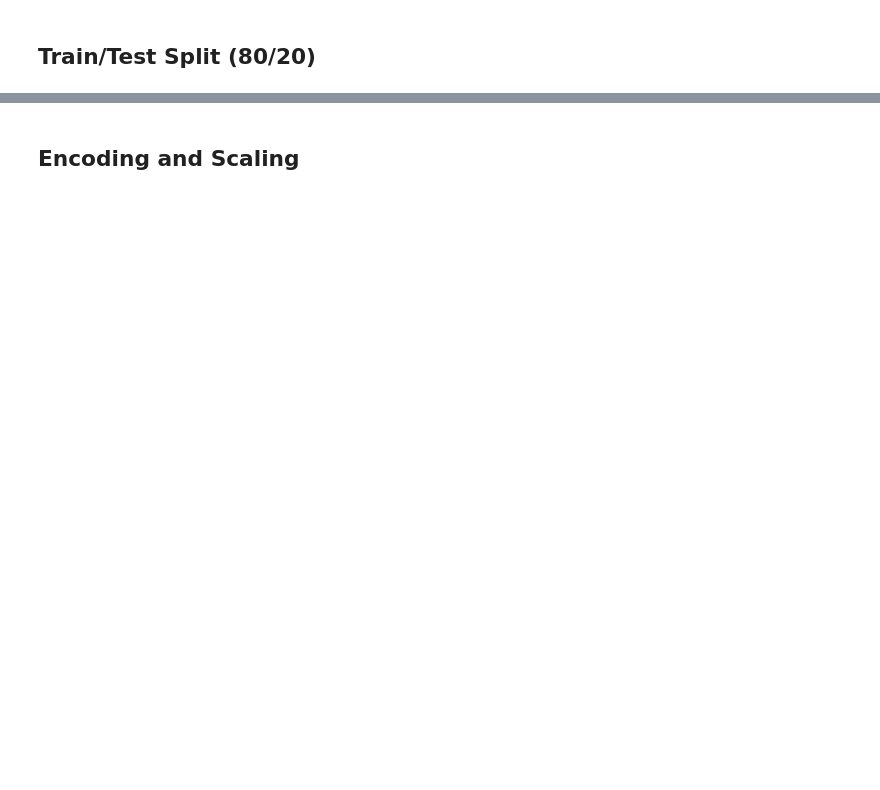
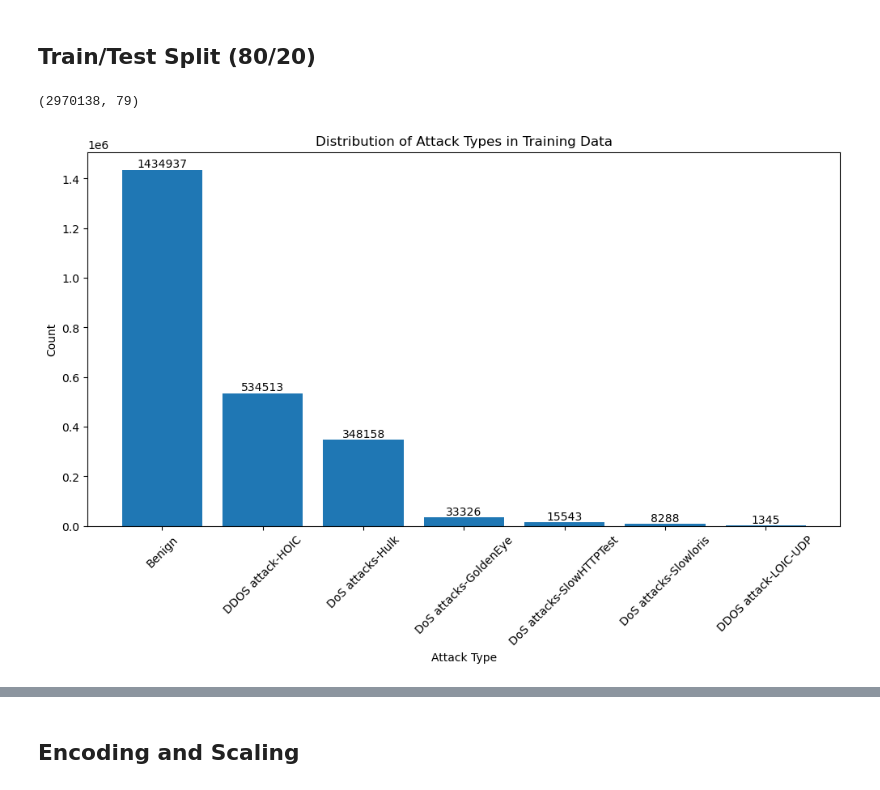
Before and after one commit to luisdavidgarcia/DDoS-Hybrid-Detection-System, a Jupyter notebook: notebooks/analysis_cicids2019.ipynb, the cells around one changed output, grey strips where cells are left out. Saved outputs shown, nothing was run; the diff lists cells and outputs as text; code cells hidden in the pictures; blank space fills up the shorter version.

```diff
--- a/notebooks/analysis_cicids2019.ipynb
+++ b/notebooks/analysis_cicids2019.ipynb
@@ -80,3 +86,6 @@ Reading Syn.csv
+# %%
+# Read the CSV file into a dataframe
+combined_df = pd.read_csv("/Users/lucky/GitHub/DDoS-Hybrid-Detection-System/datasets/cic_ids_2018/cleaned_combined.csv")
 # %% [markdown]
 ## Data Preprocessing
 # %%
@@ -88,7 +115,11 @@ original_df = combined_df.copy()
 
 # Remove duplicates
 combined_df.drop_duplicates(inplace=True)
+# Replace infinity with NaN
+combined_df.replace([np.inf, -np.inf], np.nan, inplace=True)
 # Remove columns with all NaN values
 combined_df.dropna(axis=1, how='all', inplace=True)
+# Remove rows with any NaN values
+combined_df.dropna(inplace=True)
 # Acquire column names that contain object data types
 object_cols = combined_df.select_dtypes(include=['object']).columns
@@ -99,3 +126,5 @@ Index(['Flow ID', ' Source IP', ' Destination IP', ' Timestamp',
+# %%
+combined_df.drop('Timestamp', axis=1, inplace=True)
 # %%
 # Remove columns that have potential to bias the model
 combined_df.drop(
@@ -105,8 +134,8 @@ combined_df.drop(
         ' Destination IP',
         ' Timestamp',
         'SimillarHTTP',
-        "Unnamed",
-        "Inbound"
+        'Unnamed: 0',
+        ' Inbound'
     ],
     axis=1,
     inplace=True
@@ -134,5 +166,9 @@ memory usage: 12.6+ GB
 # %% [markdown]
 ## Train/Test Split (80/20)
+# %%
+combined_df.shape
+# %% [output]
+(2970138, 79)
 # %%
 X = combined_df.drop(' Label', axis=1)
 y = combined_df[' Label']
@@ -154,14 +190,16 @@ def add_bar_labels(bars):
 # %%
 # Check the distribution of the labels in training data
 train_attack_counts = y_train.value_counts()
 plt.figure(figsize=(12,6))
 bars = plt.bar(train_attack_counts.index, train_attack_counts.values)
 add_bar_labels(bars)
 plt.xlabel("Attack Type")
 plt.ylabel("Count")
 plt.title("Distribution of Attack Types in Training Data")
-plt.xticks(rotation=0)
+plt.xticks(rotation=45)
 plt.show()
+# %% [output]
+[figure, added]
 # %%
 # Check the distribution of the labels in test data
 test_attack_counts = y_test.value_counts()
```
Also changed, not shown: parts of 43 cells of this notebook.
